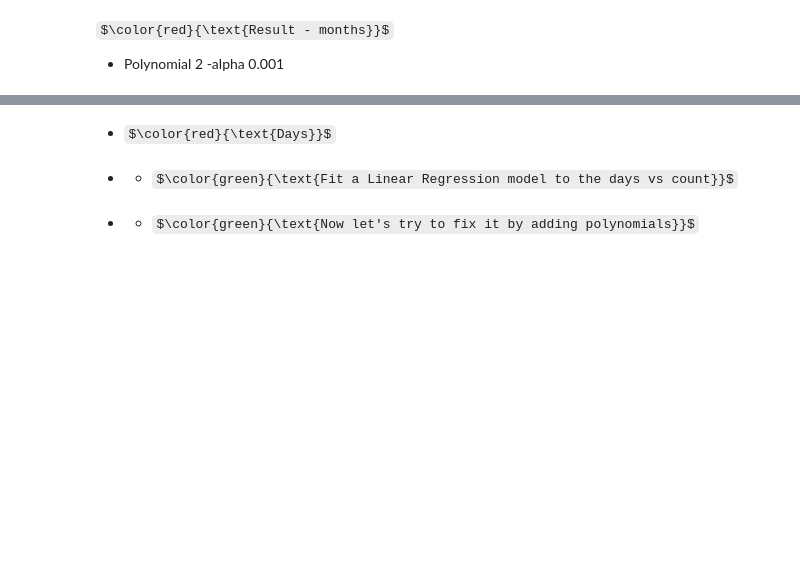
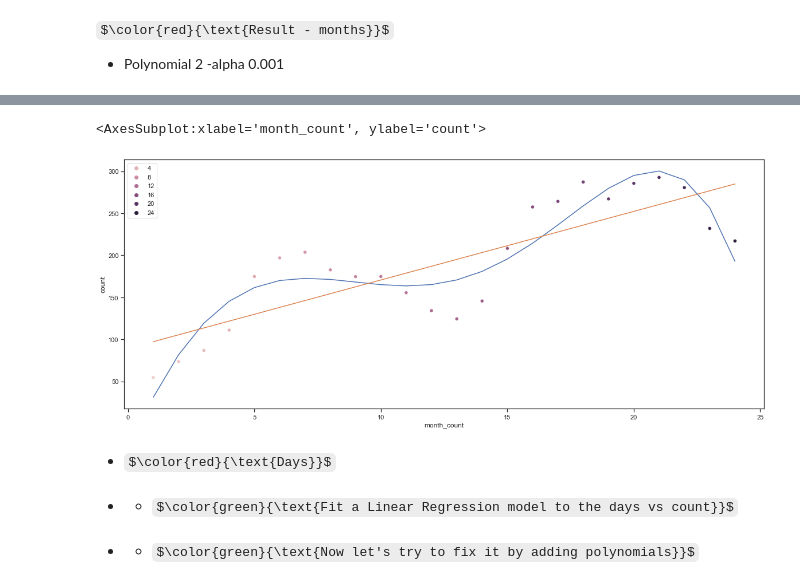
Before and after one commit to RosiNantis/Projects_from_Spiced_personal, a Jupyter notebook: week_3/spiced_porojects/bike_kaggle_progress.ipynb, the cells around one changed output, grey strips where cells are left out. Cells and saved outputs as stored; diff of their text form; code cells hidden in the pictures; some formulas as TeX source; blank space fills up the shorter version.

```diff
--- a/week_3/spiced_porojects/bike_kaggle_progress.ipynb
+++ b/week_3/spiced_porojects/bike_kaggle_progress.ipynb
@@ -291,0 +472,5 @@ sns.boxplot(x='month',y='count',data=d_years,hue='month')
+# %%
+X1['month_count^2'] = X1['month_count']**2
+X1['month_count^3'] = X1['month_count']**3
+X1['month_count^4'] = X1['month_count']**4
+X1['month_count^5'] = X1['month_count']**5
@@ -292,3 +513,13 @@ sns.boxplot(x='month',y='count',data=d_years,hue='month')
+# %%
+m.fit(X1,y1)
+y_pred_poly = m.predict(X1)
+y1['y_pred_poly'] = y_pred_poly
+sns.scatterplot(x='month_count',y='count',data=d_years,hue='month_count')
+sns.lineplot(x=d_years['month_count'],y=y1['y_pred_poly'])
+sns.lineplot(x=d_years['month_count'],y=y2['y_pred_line'])
+# %% [output]
+<AxesSubplot:xlabel='month_count', ylabel='count'>
+[figure, added]
 # %% [markdown]
 - $\color{red}{\text{Days}}$
 # %%
```
Also changed, not shown: parts of 25 cells of this notebook, 7 other files.
